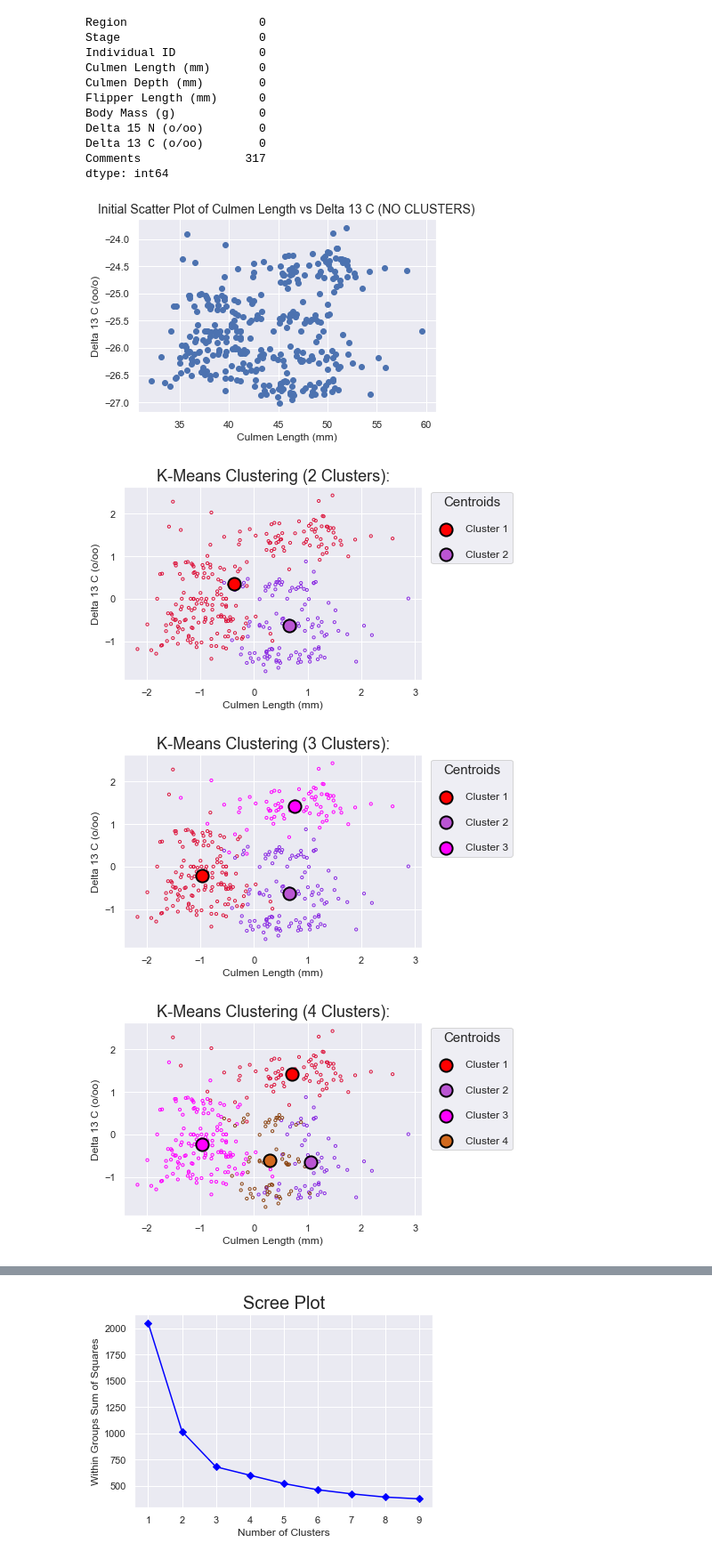
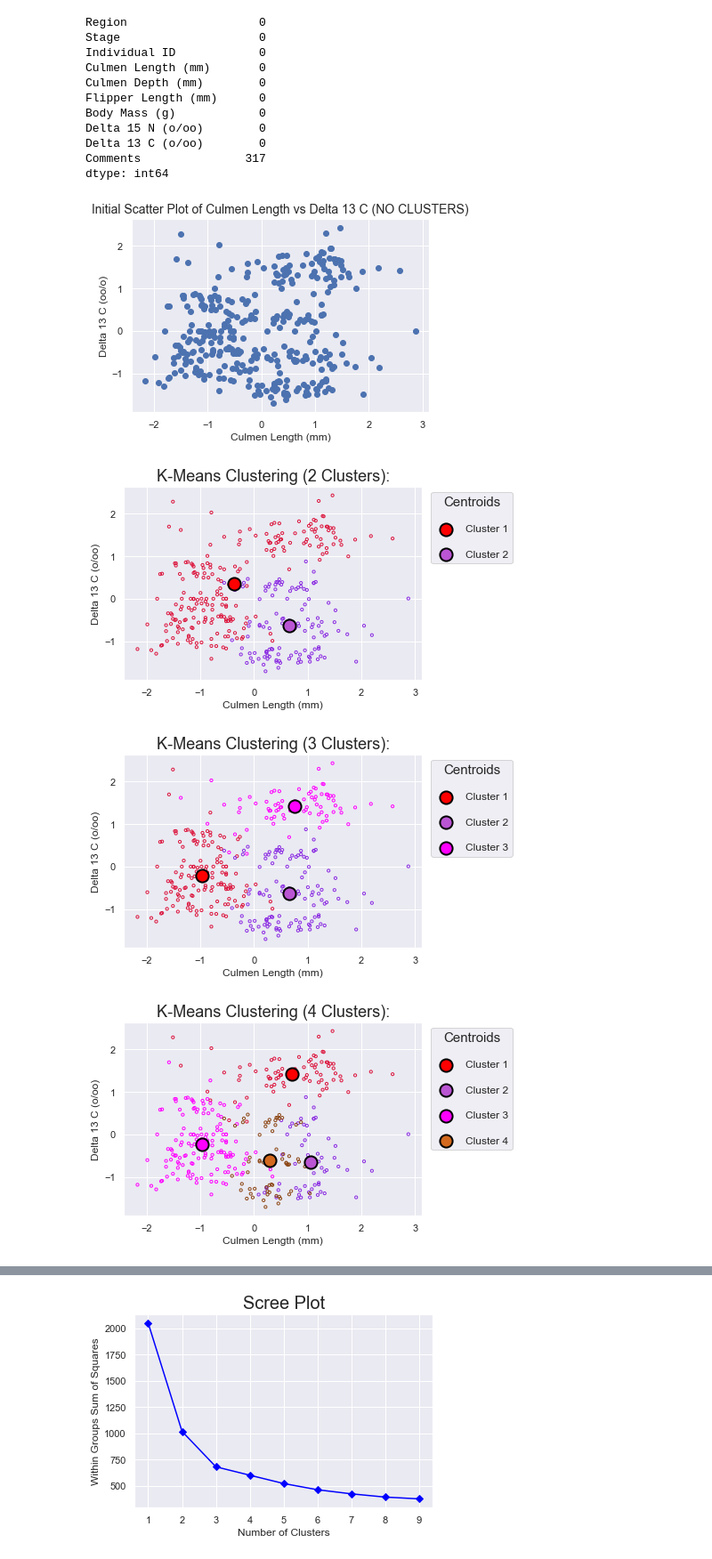
Before and after one commit to OnionYams/M9-Assess, a Jupyter notebook: part2/K-Means-Comparison.ipynb, the cells around one changed output, grey strips where cells are left out. Shown at 89% size. Cells and saved outputs as stored; diff of their text form; code cells hidden in the pictures.

Commit message:
Fixed initial scatterplot (no clustering)

```diff
--- a/part2/K-Means-Comparison.ipynb
+++ b/part2/K-Means-Comparison.ipynb
@@ -76,36 +76,36 @@ scaler = StandardScaler()
 X = scaler.fit_transform(X)
 # %%
 # Initial Scatter Plot (Culmen Length vs. Delta 13 C)
-plt.scatter(x=df['Culmen Length (mm)'].values, y=df['Delta 13 C (o/oo)'].values)
+plt.scatter(x=X[:,0], y=X[:,5])
 plt.xlabel('Culmen Length (mm)')
 plt.ylabel('Delta 13 C (oo/o)')
 plt.title('Initial Scatter Plot of Culmen Length vs Delta 13 C (NO CLUSTERS)',fontsize=14)
 plt.show()
 
 # Generate Scatter Plots for K = 2 to K = 5 Clusters
 point_colors = ['crimson','blueviolet','magenta','saddlebrown','blue']
 center_colors = ['red','mediumorchid','magenta','chocolate','#8888FF']
 
 for i in range (2,6):
     kmeans = KMeans(n_clusters=i, random_state=0)
     y_kmeans = kmeans.fit_predict(X)
     centers = kmeans.cluster_centers_
 
     for j in range(0,i):
         ax = plt.gca()
         ax.scatter(X[y_kmeans==j, 0], X[y_kmeans==j, 5], s=10, facecolors='none', edgecolors=point_colors[j])
 
     for k in range(0,i):
         ax.scatter(x = centers[k, 0], y = centers[k, 5], s=200, c = center_colors[k], edgecolors='Black',
         linewidths=2, label = f'Cluster {k+1}')
 
     ax.set_xlabel('Culmen Length (mm)')
     ax.set_ylabel('Delta 13 C (o/oo)')
     ax.set_title(f'K-Means Clustering ({i} Clusters):', fontsize=18)
     ax.legend(title = 'Centroids',bbox_to_anchor= (1.013,1),labelspacing = 1.5, fontsize=12, title_fontsize = 15)
     plt.show()
 # %% [output]
-[figure, old version]
+[figure, new version]
 [figure]
 [figure]
 [figure]
```
